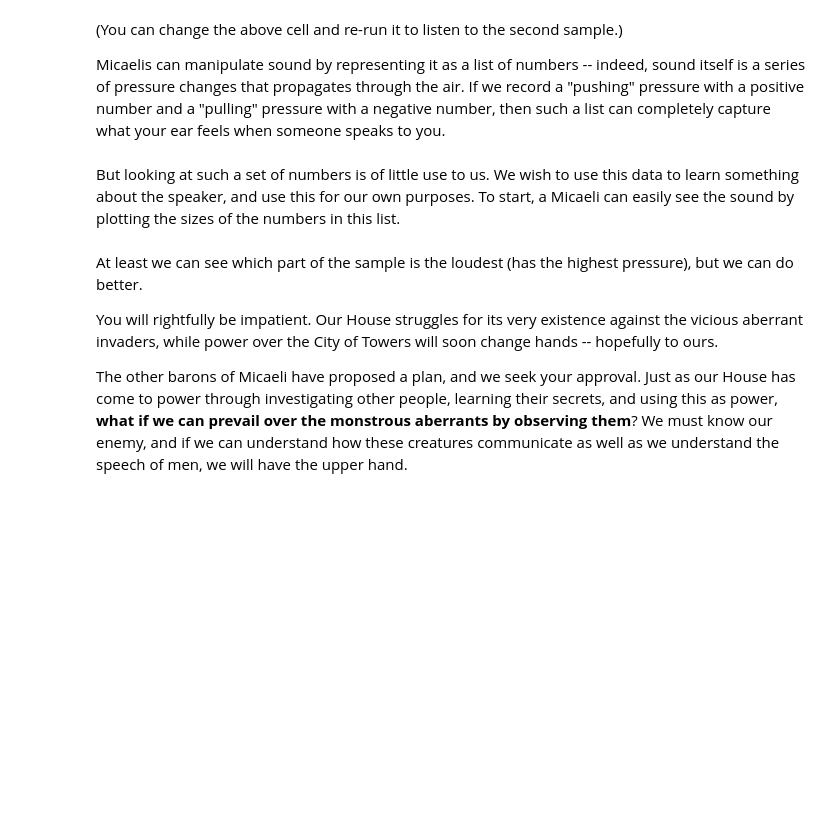
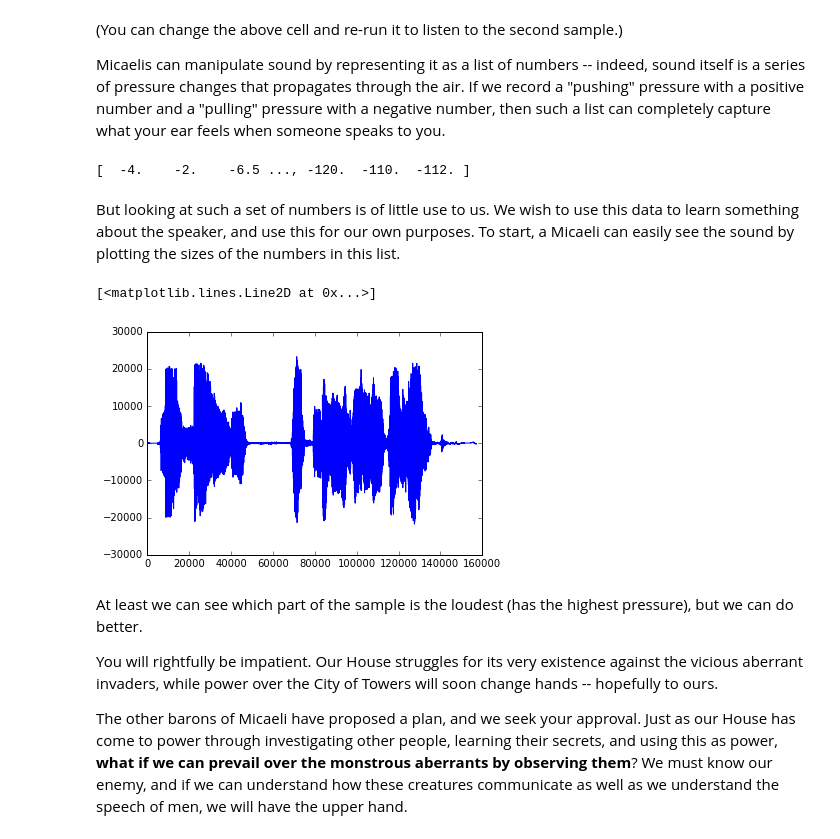
Before and after one commit to cferko/artificer, a Jupyter notebook: source/micaeli/micaeli_draft.ipynb, the cells around one changed output. Drawn from its saved outputs; the diff is of its cells as text; code cells hidden in the pictures; blank space fills up the shorter version.

Commit message:
REV: some micaeli fixes

```diff
--- a/source/micaeli/micaeli_draft.ipynb
+++ b/source/micaeli/micaeli_draft.ipynb
@@ -12 +9,6 @@ human_sample_two = get_second_example()
+# %%
+%run ../../code/micaeli_setup.py ## TODO: wrap
+
+male_human_sample = get_male_example()
+female_human_sample = get_female_example()
 # %%
@@ -16,11 +20,16 @@ listen(human_sample_one)
 
 Micaelis can manipulate sound by representing it as a list of numbers -- indeed, sound itself is a series of pressure changes that propagates through the air. If we record a "pushing" pressure with a positive number and a "pulling" pressure with a negative number, then such a list can completely capture what your ear feels when someone speaks to you.
 # %%
-print human_sample_one
+print female_human_sample
+# %% [output]
+[  -4.    -2.    -6.5 ..., -120.  -110.  -112. ]
 # %% [markdown]
 But looking at such a set of numbers is of little use to us. We wish to use this data to learn something about the speaker, and use this for our own purposes. To start, a Micaeli can easily see the sound by plotting the sizes of the numbers in this list.
 # %%
-plot(human_sample_one)
+plot(female_human_sample)
+# %% [output]
+[<matplotlib.lines.Line2D at 0x...>]
+[figure, added]
 # %% [markdown]
 At least we can see which part of the sample is the loudest (has the highest pressure), but we can do better.
 
```
Also changed, not shown: parts of 5 cells of this notebook, 6 other files.
